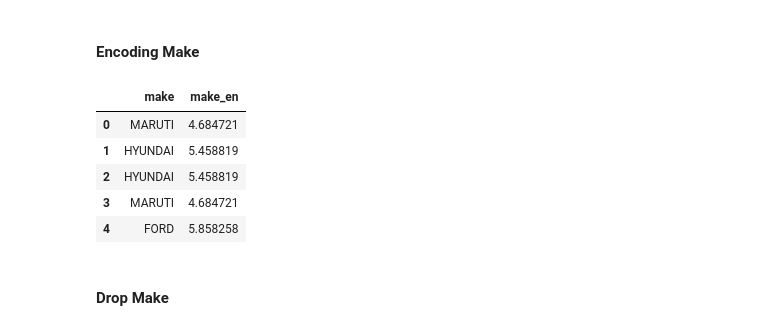
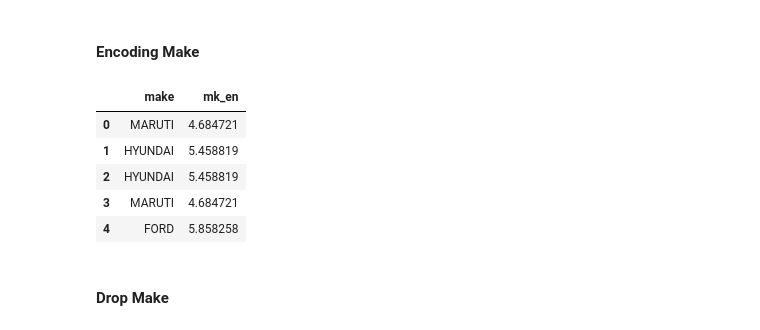
Before and after one commit to dheemanth-bhat/supervised-ml-algorithms, a Jupyter notebook: 01_Linear_Regression/10_Project_1.ipynb, the cells around one changed output. Saved outputs shown, nothing was run; the diff lists cells and outputs as text; code cells hidden in the pictures.

```diff
--- a/01_Linear_Regression/10_Project_1.ipynb
+++ b/01_Linear_Regression/10_Project_1.ipynb
@@ -98,10 +102,10 @@ dtype: int64
 # %% [markdown]
 #### Encoding Make
 # %%
-df["make_en"] = df.groupby("make")["selling_price"].transform("mean")
-df[["make", "make_en"]].head()
+df["mk_en"] = df.groupby("make")["selling_price"].transform("mean")
+df[["make", "mk_en"]].head()
 # %% [output]
-|  | make | make_en |
+|  | make | mk_en |
 | 0 | MARUTI | 4.684721 |
 | 1 | HYUNDAI | 5.458819 |
 | 2 | HYUNDAI | 5.458819 |
```
Also changed, not shown: parts of 5 cells of this notebook, 3 other files.
